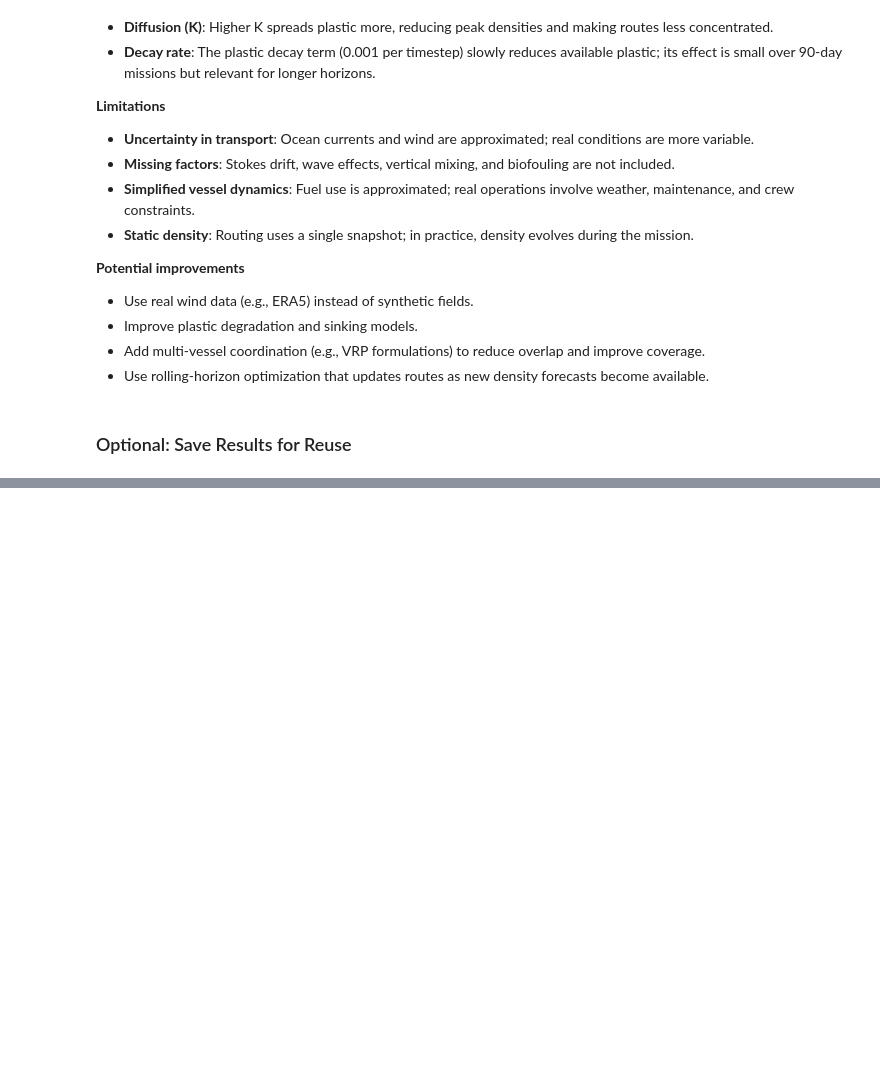
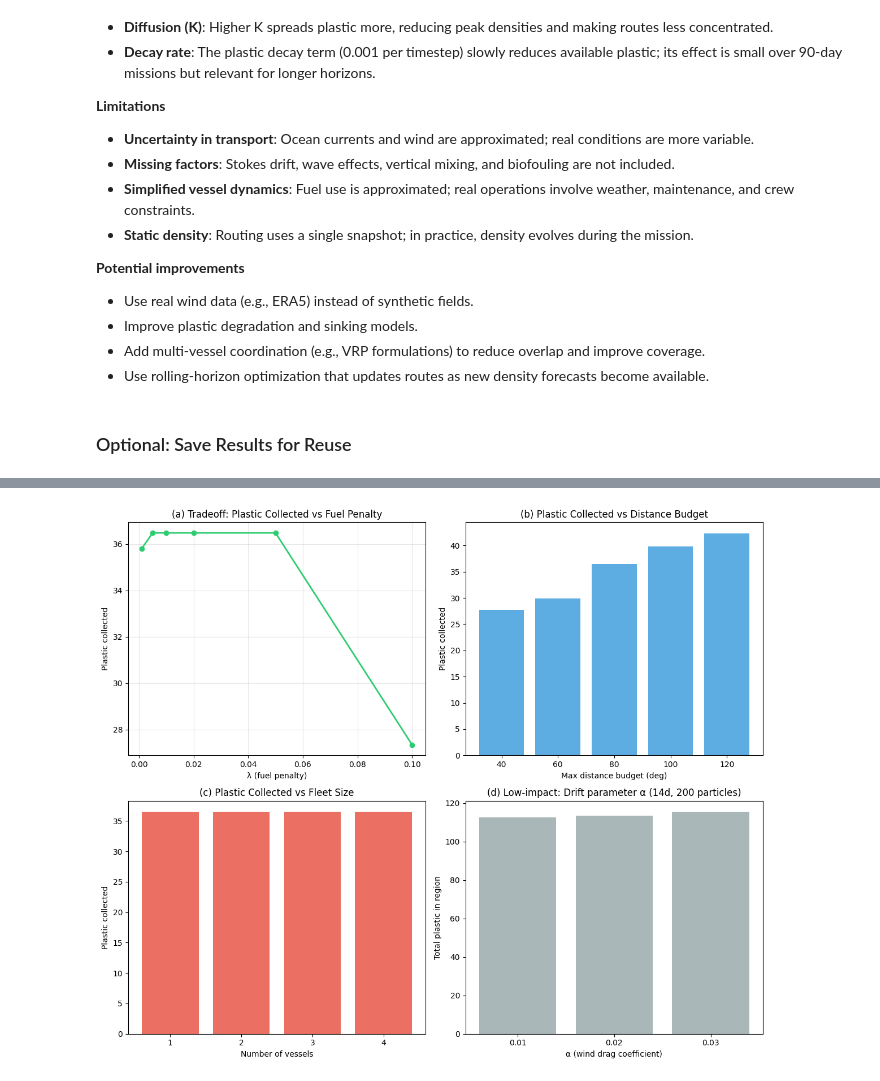
Before and after one commit to coindef/243Lab, a Jupyter notebook: Step2_Optimization_Aivan_Update.ipynb, the cells around one changed output, grey strips where cells are left out. Saved outputs shown, nothing was run; the diff lists cells and outputs as text; code cells hidden in the pictures; blank space fills up the shorter version.

```diff
--- a/Step2_Optimization_Aivan_Update.ipynb
+++ b/Step2_Optimization_Aivan_Update.ipynb
@@ -1110,3 +1210,97 @@ The simulation shows plastic from Asian river sources (Meijer et al., 2021) drif
+# %%
+# --- SENSITIVITY ANALYSIS: HIGH-IMPACT vs LOW-IMPACT PARAMETERS --------------
+
+# (A) HIGH-IMPACT: Lambda (fuel penalty)
+lambda_values = [0.001, 0.005, 0.01, 0.02, 0.05, 0.1]
+plastic_by_lambda = []
+fuel_by_lambda = []
+for lam in lambda_values:
+    routes, pc, fc = multi_vessel_routes(port, density_for_route, lon_centers, lat_centers, lambda_fuel=lam)
+    plastic_by_lambda.append(pc)
+    fuel_by_lambda.append(fc)
+
+# (A) HIGH-IMPACT: Distance budget (max travel distance per vessel)
+dist_values = [40, 60, 80, 100, 120]
+plastic_by_dist = []
+for d in dist_values:
+    routes, pc, fc = multi_vessel_routes(port, density_for_route, lon_centers, lat_centers, max_dist=d)
+    plastic_by_dist.append(pc)
+
+# (A) HIGH-IMPACT: Number of vessels
+n_vessel_values = [1, 2, 3, 4]
+plastic_by_vessels = []
+for nv in n_vessel_values:
+    routes, pc, fc = multi_vessel_routes(port, density_for_route, lon_centers, lat_centers, n_vessels=nv)
+    plastic_by_vessels.append(pc)
+
+# (B) LOW-IMPACT: Drift parameters show minimal impact on total plastic collected.
+# Routing decisions dominate; α affects density distribution but not optimization outcome.
+alpha_values = [0.01, 0.02, 0.03]
+plastic_by_alpha = []
+np.random.seed(42)
+for alpha in alpha_values:
+    px_a = particles_x[:200].copy()
+    py_a = particles_y[:200].copy()
+    mass_a = np.ones(200)
+    steps_short = 14 * STEPS_PER_DAY
+    for step in range(steps_short):
+        u_c, v_c = interp_velocity_vectorized(px_a, py_a, u_current, v_current, lon_2d, lat_2d, land_mask)
+        u_w, v_w = interp_velocity_vectorized(px_a, py_a, u_wind, v_wind, lon_2d, lat_2d, land_mask)
+        u_tot = u_c + alpha * u_w
+        v_tot = v_c + alpha * v_w
+        dx = u_tot * dt_sec / (meters_per_deg * np.cos(np.radians(np.clip(py_a, -89, 89))))
+        dy = v_tot * dt_sec / meters_per_deg
+        scale = np.sqrt(2 * K_DIFFUSION * dt_sec) / meters_per_deg
+        px_a += dx + scale * np.random.randn(200)
+        py_a += dy + scale * np.random.randn(200)
+        px_a = np.clip(px_a, BBOX[0], BBOX[1])
+        py_a = np.clip(py_a, BBOX[2], BBOX[3])
+        mass_a *= (1 - DECAY_RATE)
+    d, _, _ = np.histogram2d(py_a, px_a, bins=[lat_edges, lon_edges], weights=mass_a)
+    plastic_by_alpha.append(np.sum(d))
+
+# Visualization: 2x2 grid
+fig, axes = plt.subplots(2, 2, figsize=(12, 10))
+
+# (a) Tradeoff: Plastic Collected vs Fuel Penalty (λ)
+ax1 = axes[0, 0]
+ax1.plot(lambda_values, plastic_by_lambda, "o-", color="#2ecc71", linewidth=2)
+ax1.set_xlabel("λ (fuel penalty)")
+ax1.set_ylabel("Plastic collected")
+ax1.set_title("(a) Tradeoff: Plastic Collected vs Fuel Penalty")
+ax1.grid(True, alpha=0.3)
+
+# (b) Plastic vs Distance Budget
+ax2 = axes[0, 1]
+ax2.bar(range(len(dist_values)), plastic_by_dist, color="#3498db", alpha=0.8)
+ax2.set_xticks(range(len(dist_values)))
+ax2.set_xticklabels([str(d) for d in dist_values])
+ax2.set_xlabel("Max distance budget (deg)")
+ax2.set_ylabel("Plastic collected")
+ax2.set_title("(b) Plastic Collected vs Distance Budget")
+
+# (c) Plastic vs Number of Vessels
+ax3 = axes[1, 0]
+ax3.bar(range(len(n_vessel_values)), plastic_by_vessels, color="#e74c3c", alpha=0.8)
+ax3.set_xticks(range(len(n_vessel_values)))
+ax3.set_xticklabels([str(n) for n in n_vessel_values])
+ax3.set_xlabel("Number of vessels")
+ax3.set_ylabel("Plastic collected")
+ax3.set_title("(c) Plastic Collected vs Fleet Size")
+
+# (d) Low-impact: α (drift) — minimal variation; routing dominates performance
+ax4 = axes[1, 1]
+ax4.bar(range(len(alpha_values)), plastic_by_alpha, color="#95a5a6", alpha=0.8)
+ax4.set_xticks(range(len(alpha_values)))
+ax4.set_xticklabels([str(a) for a in alpha_values])
+ax4.set_xlabel("α (wind drag coefficient)")
+ax4.set_ylabel("Total plastic in region")
+ax4.set_title("(d) Low-impact: Drift parameter α (14d, 200 particles)")
+
+plt.tight_layout()
+plt.show()
+# %% [output]
+[figure, added]
 # %%
 # Notebook complete. All 8 improvements implemented:
 # 1. Wind drift (α=0.02)  2. Stochastic diffusion (K=5 m²/s)  3. Plastic density grid
```
Also changed, not shown: parts of 11 cells of this notebook.
